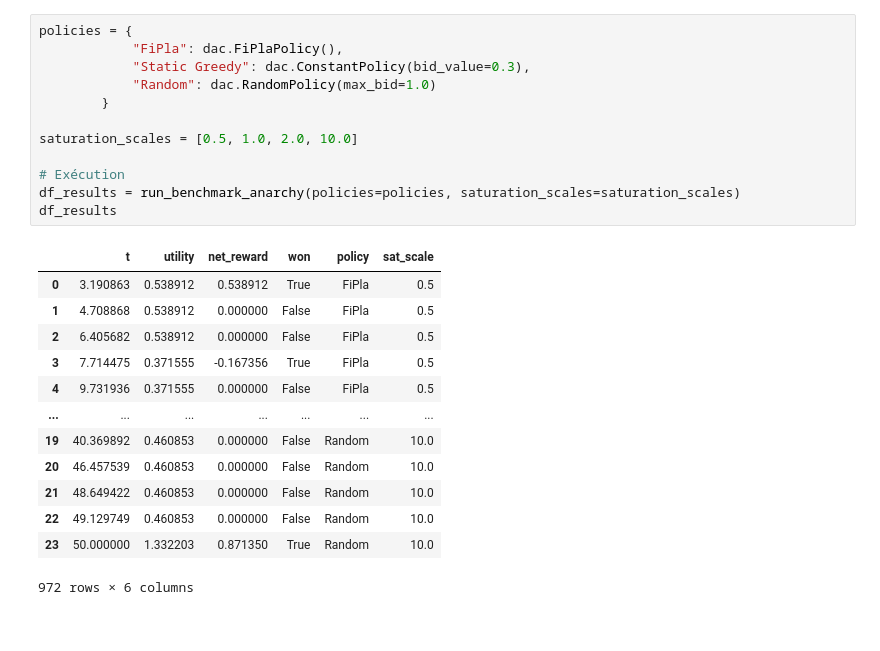
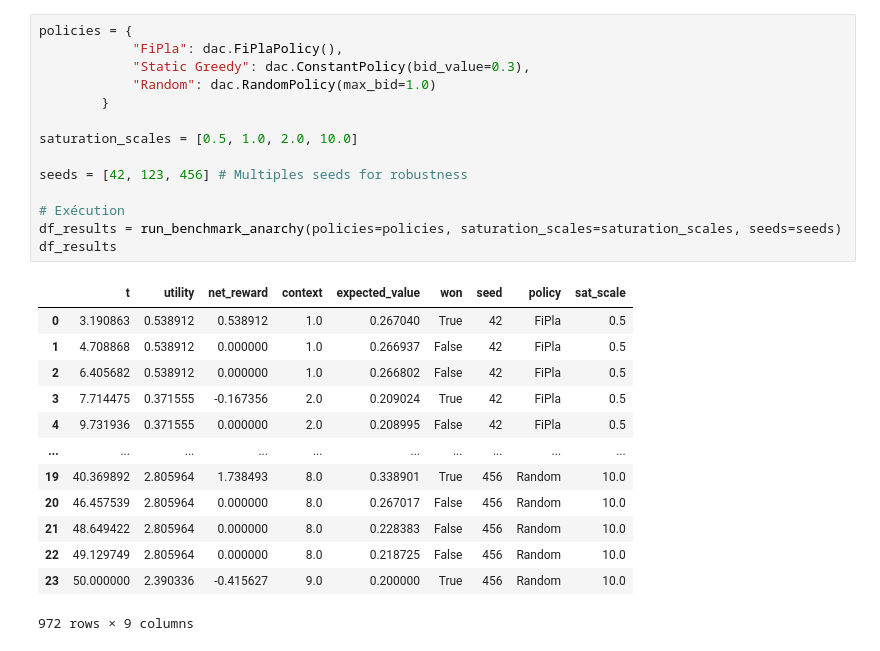
Before and after one commit to eugeniepatard/dynamauction, a Jupyter notebook: benchmark/benchmark_experiments.ipynb, the cells around one changed output. Saved outputs shown, nothing was run; the diff lists cells and outputs as text.

```diff
--- a/benchmark/benchmark_experiments.ipynb
+++ b/benchmark/benchmark_experiments.ipynb
@@ -21,26 +80,28 @@ We specifically measure the **Cumulative Net Utility**, which represents the tot
 # %%
 policies = {
             "FiPla": dac.FiPlaPolicy(),
             "Static Greedy": dac.ConstantPolicy(bid_value=0.3),
             "Random": dac.RandomPolicy(max_bid=1.0)
         }
 
 saturation_scales = [0.5, 1.0, 2.0, 10.0]
 
+seeds = [42, 123, 456] # Multiples seeds for robustness
+
 # Exécution
-df_results = run_benchmark_anarchy(policies=policies, saturation_scales=saturation_scales)
+df_results = run_benchmark_anarchy(policies=policies, saturation_scales=saturation_scales, seeds=seeds)
 df_results
 # %% [output]
-|  | t | utility | net_reward | won | policy | sat_scale |
-| 0 | 3.190863 | 0.538912 | 0.538912 | True | FiPla | 0.5 |
-| 1 | 4.708868 | 0.538912 | 0.000000 | False | FiPla | 0.5 |
-| 2 | 6.405682 | 0.538912 | 0.000000 | False | FiPla | 0.5 |
-| 3 | 7.714475 | 0.371555 | -0.167356 | True | FiPla | 0.5 |
-| 4 | 9.731936 | 0.371555 | 0.000000 | False | FiPla | 0.5 |
-| ... | ... | ... | ... | ... | ... | ... |
-| 19 | 40.369892 | 0.460853 | 0.000000 | False | Random | 10.0 |
-| 20 | 46.457539 | 0.460853 | 0.000000 | False | Random | 10.0 |
-| 21 | 48.649422 | 0.460853 | 0.000000 | False | Random | 10.0 |
-| 22 | 49.129749 | 0.460853 | 0.000000 | False | Random | 10.0 |
-| 23 | 50.000000 | 1.332203 | 0.871350 | True | Random | 10.0 |
+|  | t | utility | net_reward | context | expected_value | won | seed | policy | sat_scale |
+| 0 | 3.190863 | 0.538912 | 0.538912 | 1.0 | 0.267040 | True | 42 | FiPla | 0.5 |
+| 1 | 4.708868 | 0.538912 | 0.000000 | 1.0 | 0.266937 | False | 42 | FiPla | 0.5 |
+| 2 | 6.405682 | 0.538912 | 0.000000 | 1.0 | 0.266802 | False | 42 | FiPla | 0.5 |
+| 3 | 7.714475 | 0.371555 | -0.167356 | 2.0 | 0.209024 | True | 42 | FiPla | 0.5 |
+| 4 | 9.731936 | 0.371555 | 0.000000 | 2.0 | 0.208995 | False | 42 | FiPla | 0.5 |
+| ... | ... | ... | ... | ... | ... | ... | ... | ... | ... |
+| 19 | 40.369892 | 2.805964 | 1.738493 | 8.0 | 0.338901 | True | 456 | Random | 10.0 |
+| 20 | 46.457539 | 2.805964 | 0.000000 | 8.0 | 0.267017 | False | 456 | Random | 10.0 |
+| 21 | 48.649422 | 2.805964 | 0.000000 | 8.0 | 0.228383 | False | 456 | Random | 10.0 |
+| 22 | 49.129749 | 2.805964 | 0.000000 | 8.0 | 0.218725 | False | 456 | Random | 10.0 |
+| 23 | 50.000000 | 2.390336 | -0.415627 | 9.0 | 0.200000 | True | 456 | Random | 10.0 |
-972 rows × 6 columns
+972 rows × 9 columns
```
Also changed, not shown: parts of 14 cells of this notebook, 3 other files.
